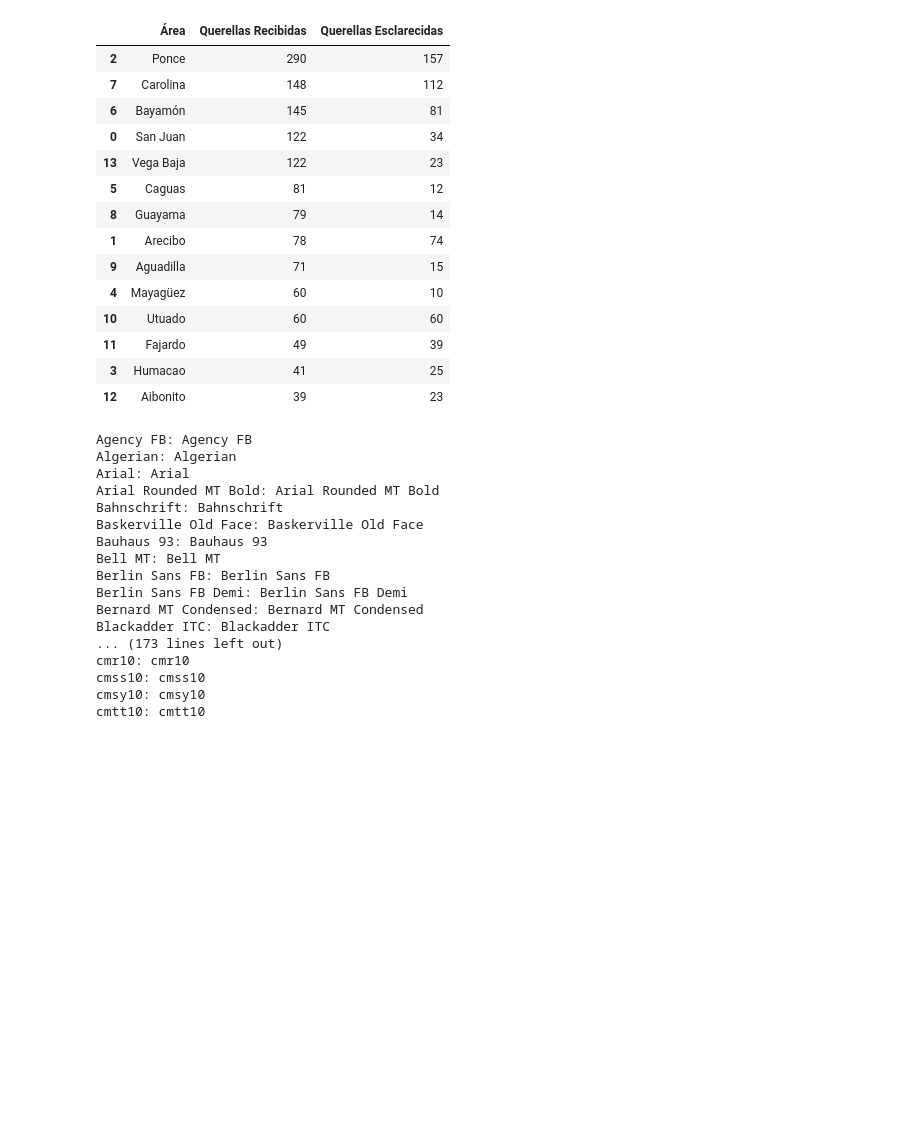
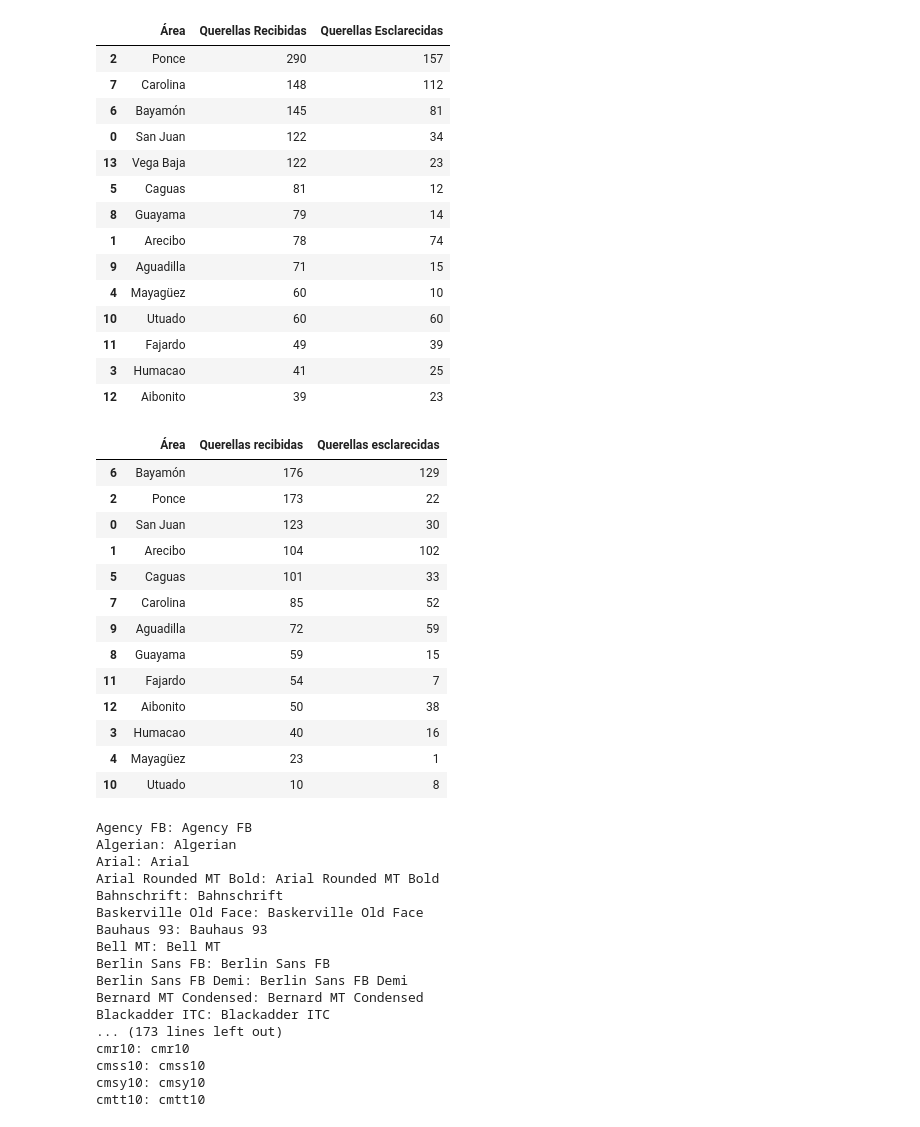
Before and after one commit to ella24/data_studio, a Jupyter notebook: code/Sexual_OffensesPR/Sexual Offenses in Puerto Rico.ipynb, the cells around one changed output. Drawn from its saved outputs; the diff is of its cells as text; code cells hidden in the pictures; blank space fills up the shorter version.

```diff
--- a/code/Sexual_OffensesPR/Sexual Offenses in Puerto Rico.ipynb
+++ b/code/Sexual_OffensesPR/Sexual Offenses in Puerto Rico.ipynb
@@ -169,7 +152,23 @@ df1
 | 3 | Humacao | 41 | 25 |
 | 12 | Aibonito | 39 | 23 |
 # %%
-df3=df2[['Área','Querellas recibidas','Querellas esclarecidas']][0:12].sort_values(by='Querellas recibidas',ascending=False)[0:12]
+df3=df2[['Área','Querellas recibidas','Querellas esclarecidas']].sort_values(by='Querellas recibidas',ascending=False)
+df3
+# %% [output]
+|  | Área | Querellas recibidas | Querellas esclarecidas |
+| 6 | Bayamón | 176 | 129 |
+| 2 | Ponce | 173 | 22 |
+| 0 | San Juan | 123 | 30 |
+| 1 | Arecibo | 104 | 102 |
+| 5 | Caguas | 101 | 33 |
+| 7 | Carolina | 85 | 52 |
+| 9 | Aguadilla | 72 | 59 |
+| 8 | Guayama | 59 | 15 |
+| 11 | Fajardo | 54 | 7 |
+| 12 | Aibonito | 50 | 38 |
+| 3 | Humacao | 40 | 16 |
+| 4 | Mayagüez | 23 | 1 |
+| 10 | Utuado | 10 | 8 |
 # %%
 import matplotlib.font_manager
 from IPython.core.display import HTML
```
Also changed, not shown: parts of 10 cells of this notebook, 22 other files.
